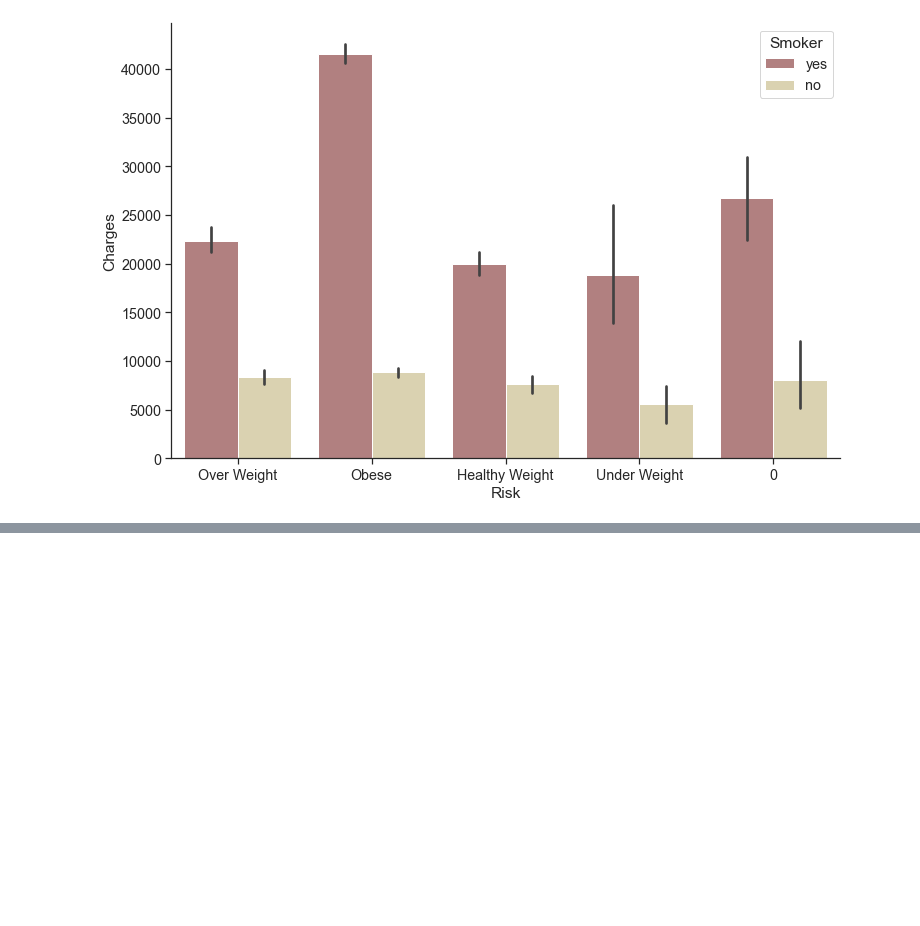
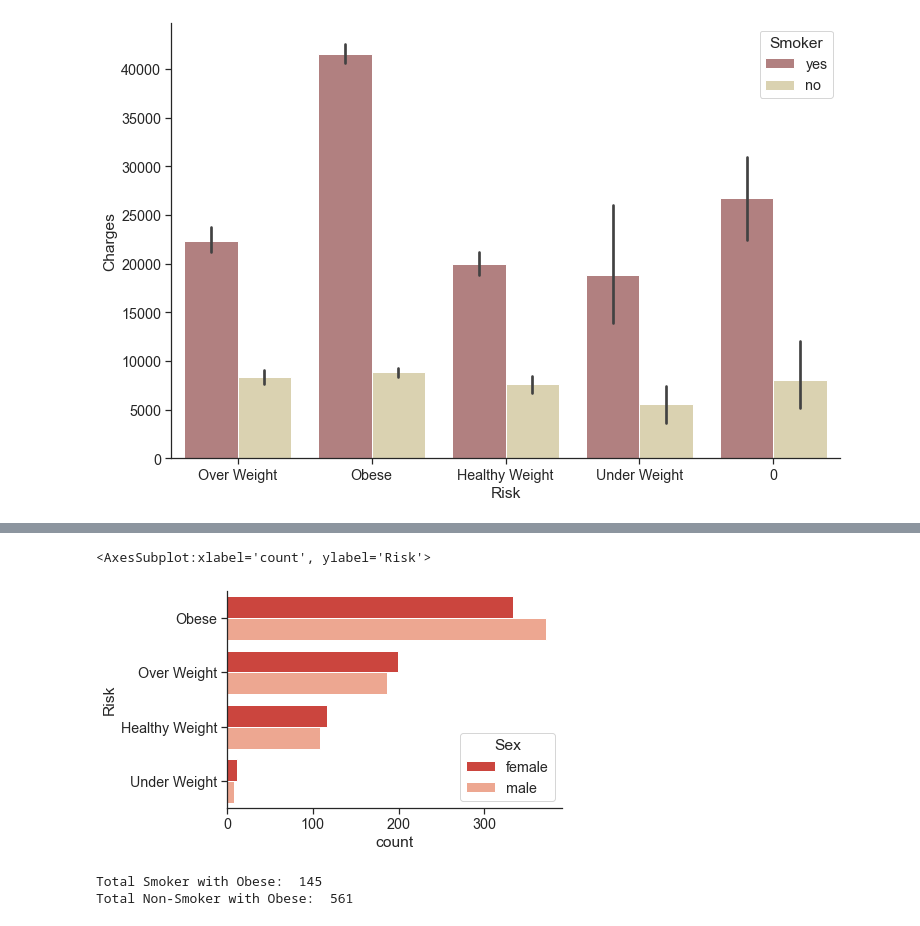
Before and after one commit to data301-2020-winter2/course-project-solo_105, a Jupyter notebook: analysis/milestone2.ipynb, the cells around one changed output, grey strips where cells are left out. Saved outputs shown, nothing was run; the diff lists cells and outputs as text; code cells hidden in the pictures; blank space fills up the shorter version.

```diff
--- a/analysis/milestone2.ipynb
+++ b/analysis/milestone2.ipynb
@@ -300,0 +327,11 @@ ax = sns.barplot(x='Risk', y='Charges', hue='Smoker', data=df, palette='pink')
+# %%
+sns.countplot(data=df, y ="Risk", hue = 'Sex', palette = 'Reds_r', order = df["Risk"].value_counts().index)
+# %% [output]
+<AxesSubplot:xlabel='count', ylabel='Risk'>
+[figure, added]
+# %%
+print('Total Smoker with Obese: ',np.sum([(df['Risk'] == 'Obese') & (df['Smoker'] == 'yes')]))
+print('Total Non-Smoker with Obese: ',np.sum([(df['Risk'] == 'Obese') & (df['Smoker'] == 'no')]))
+# %% [output]
+Total Smoker with Obese:  145
+Total Non-Smoker with Obese:  561
```
Also changed, not shown: parts of 6 cells of this notebook.
